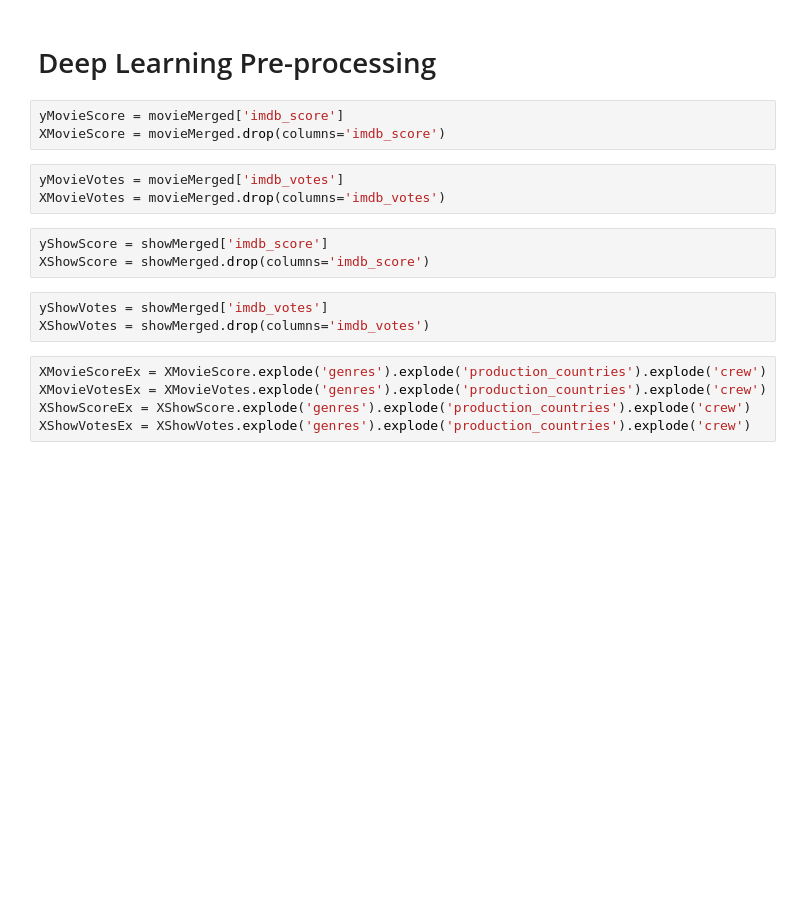
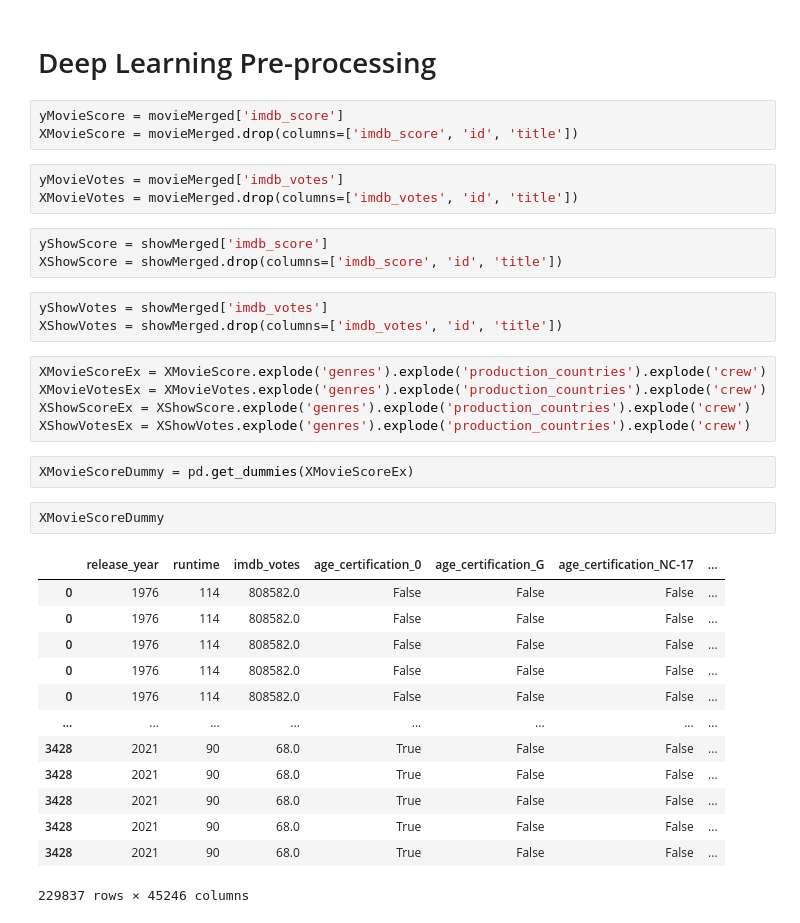
Before and after one commit to AshleyJubilee/netflix-rating-project, a Jupyter notebook: exploratory notebooks/data_cleaning.ipynb, the cells around one changed output. Saved outputs shown, nothing was run; the diff lists cells and outputs as text; blank space fills up the shorter version.

Commit message:
cleaned dummy variables of id and title

```diff
--- a/exploratory notebooks/data_cleaning.ipynb
+++ b/exploratory notebooks/data_cleaning.ipynb
@@ -158,18 +158,36 @@ movieMerged.to_csv('../resources/movieData.csv')
 # Deep Learning Pre-processing
 # %%
 yMovieScore = movieMerged['imdb_score']
-XMovieScore = movieMerged.drop(columns='imdb_score')
+XMovieScore = movieMerged.drop(columns=['imdb_score', 'id', 'title'])
 # %%
 yMovieVotes = movieMerged['imdb_votes']
-XMovieVotes = movieMerged.drop(columns='imdb_votes')
+XMovieVotes = movieMerged.drop(columns=['imdb_votes', 'id', 'title'])
 # %%
 yShowScore = showMerged['imdb_score']
-XShowScore = showMerged.drop(columns='imdb_score')
+XShowScore = showMerged.drop(columns=['imdb_score', 'id', 'title'])
 # %%
 yShowVotes = showMerged['imdb_votes']
-XShowVotes = showMerged.drop(columns='imdb_votes')
+XShowVotes = showMerged.drop(columns=['imdb_votes', 'id', 'title'])
 # %%
 XMovieScoreEx = XMovieScore.explode('genres').explode('production_countries').explode('crew')
 XMovieVotesEx = XMovieVotes.explode('genres').explode('production_countries').explode('crew')
 XShowScoreEx = XShowScore.explode('genres').explode('production_countries').explode('crew')
 XShowVotesEx = XShowVotes.explode('genres').explode('production_countries').explode('crew')
+# %%
+XMovieScoreDummy = pd.get_dummies(XMovieScoreEx)
+# %%
+XMovieScoreDummy
+# %% [output]
+|  | release_year | runtime | imdb_votes | age_certification_0 | age_certification_G | age_certification_NC-17 | ... |
+| 0 | 1976 | 114 | 808582.0 | False | False | False | ... |
+| 0 | 1976 | 114 | 808582.0 | False | False | False | ... |
+| 0 | 1976 | 114 | 808582.0 | False | False | False | ... |
+| 0 | 1976 | 114 | 808582.0 | False | False | False | ... |
+| 0 | 1976 | 114 | 808582.0 | False | False | False | ... |
+| ... | ... | ... | ... | ... | ... | ... | ... |
+| 3428 | 2021 | 90 | 68.0 | True | False | False | ... |
+| 3428 | 2021 | 90 | 68.0 | True | False | False | ... |
+| 3428 | 2021 | 90 | 68.0 | True | False | False | ... |
+| 3428 | 2021 | 90 | 68.0 | True | False | False | ... |
+| 3428 | 2021 | 90 | 68.0 | True | False | False | ... |
+229837 rows × 45246 columns
```
